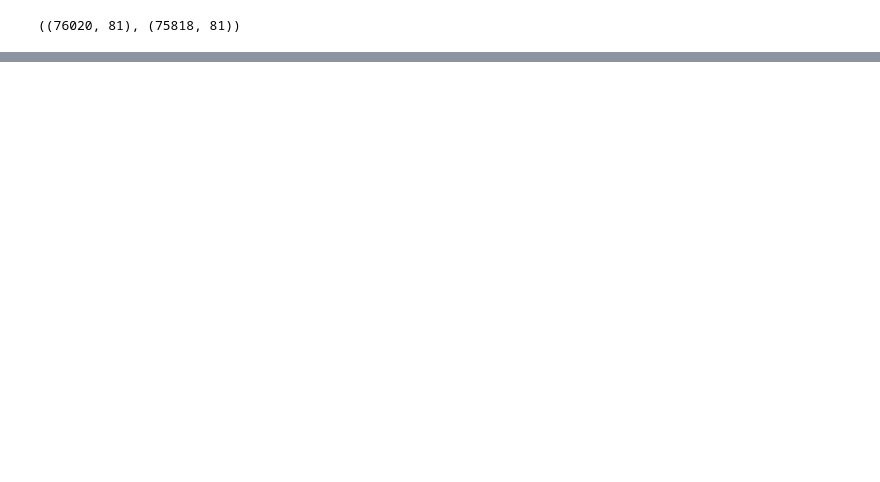
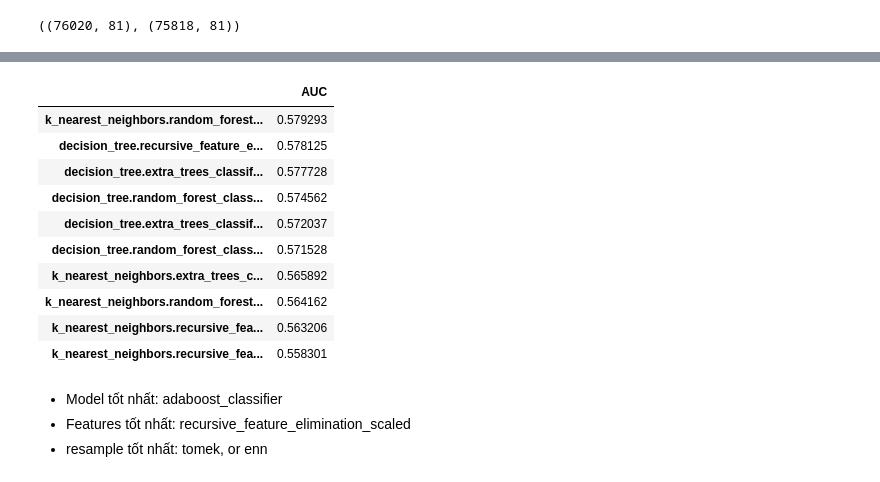
Before and after one commit to ngohongthai/ml-labs, a Jupyter notebook: classification/assignment_2/adv_asm2.ipynb, the cells around one changed output, grey strips where cells are left out. Saved outputs shown, nothing was run; the diff lists cells and outputs as text; code cells hidden in the pictures; blank space fills up the shorter version.

```diff
--- a/classification/assignment_2/adv_asm2.ipynb
+++ b/classification/assignment_2/adv_asm2.ipynb
@@ -169,0 +449,18 @@ selected_features['recursive_feature_addition'] = rfa.transform(X_train).columns
+# %%
+result_pd.sort_values(by='AUC', ascending=False).tail(10)
+# %% [output]
+|  | AUC |
+| k_nearest_neighbors.random_forest... | 0.579293 |
+| decision_tree.recursive_feature_e... | 0.578125 |
+| decision_tree.extra_trees_classif... | 0.577728 |
+| decision_tree.random_forest_class... | 0.574562 |
+| decision_tree.extra_trees_classif... | 0.572037 |
+| decision_tree.random_forest_class... | 0.571528 |
+| k_nearest_neighbors.extra_trees_c... | 0.565892 |
+| k_nearest_neighbors.random_forest... | 0.564162 |
+| k_nearest_neighbors.recursive_fea... | 0.563206 |
+| k_nearest_neighbors.recursive_fea... | 0.558301 |
+# %% [markdown]
+- Model tốt nhất: adaboost_classifier
+- Features tốt nhất: recursive_feature_elimination_scaled
+- resample tốt nhất: tomek, or enn
```
Also changed, not shown: parts of 37 cells of this notebook, 36 other files.
